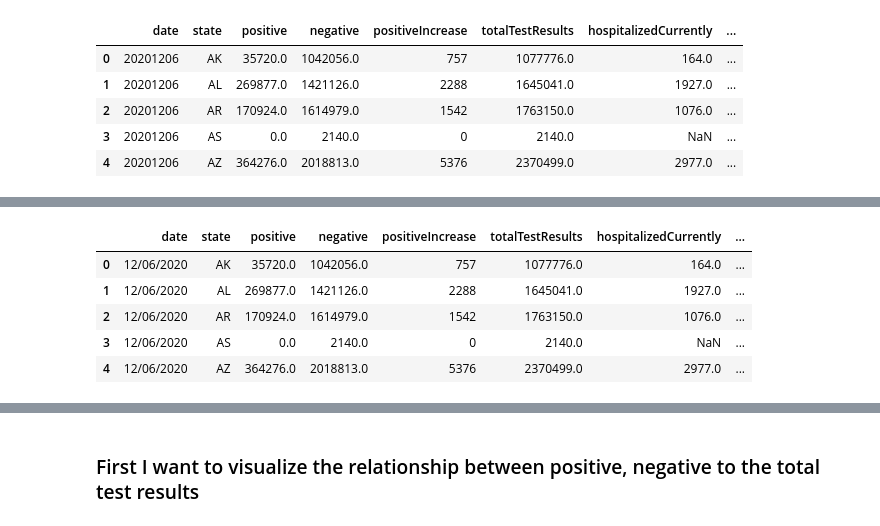
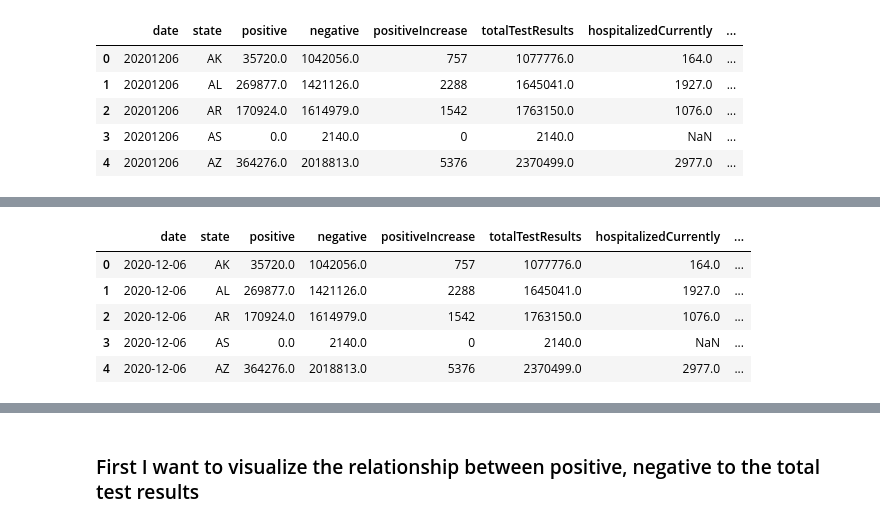
Before and after one commit to gianmillare/Covid-19-US-Analysis, a Jupyter notebook: COVID-19 Analysis.ipynb, the cells around one changed output, grey strips where cells are left out. Saved outputs shown, nothing was run; the diff lists cells and outputs as text; code cells hidden in the pictures.

```diff
--- a/COVID-19 Analysis.ipynb
+++ b/COVID-19 Analysis.ipynb
@@ -71,12 +51,14 @@ date_set = list(set(covid['date']))
 for i in date_set:
     reformat = i[4:6] + "/" + i[6:] + "/" + i[0:4]
     covid["date"].replace(i, reformat, inplace=True)
-# %%
-covid.head()
-# %% [output]
-|  | date | state | positive | negative | positiveIncrease | totalTestResults | hospitalizedCurrently | ... |
-| 0 | 12/06/2020 | AK | 35720.0 | 1042056.0 | 757 | 1077776.0 | 164.0 | ... |
-| 1 | 12/06/2020 | AL | 269877.0 | 1421126.0 | 2288 | 1645041.0 | 1927.0 | ... |
-| 2 | 12/06/2020 | AR | 170924.0 | 1614979.0 | 1542 | 1763150.0 | 1076.0 | ... |
-| 3 | 12/06/2020 | AS | 0.0 | 2140.0 | 0 | 2140.0 | NaN | ... |
-| 4 | 12/06/2020 | AZ | 364276.0 | 2018813.0 | 5376 | 2370499.0 | 2977.0 | ... |
+# %%
+# Convert the date column into a datetime type
+covid['date'] = pd.to_datetime(covid['date'])
+covid.head()
+# %% [output]
+|  | date | state | positive | negative | positiveIncrease | totalTestResults | hospitalizedCurrently | ... |
+| 0 | 2020-12-06 | AK | 35720.0 | 1042056.0 | 757 | 1077776.0 | 164.0 | ... |
+| 1 | 2020-12-06 | AL | 269877.0 | 1421126.0 | 2288 | 1645041.0 | 1927.0 | ... |
+| 2 | 2020-12-06 | AR | 170924.0 | 1614979.0 | 1542 | 1763150.0 | 1076.0 | ... |
+| 3 | 2020-12-06 | AS | 0.0 | 2140.0 | 0 | 2140.0 | NaN | ... |
+| 4 | 2020-12-06 | AZ | 364276.0 | 2018813.0 | 5376 | 2370499.0 | 2977.0 | ... |
```
Also changed, not shown: parts of 4 cells of this notebook.
